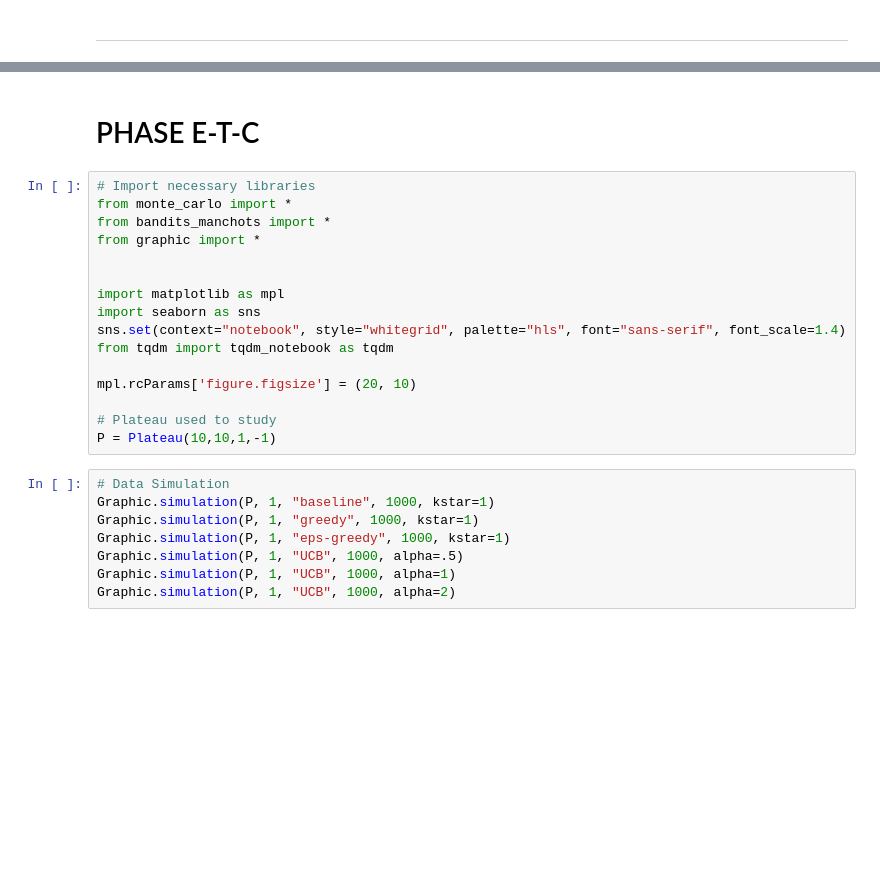
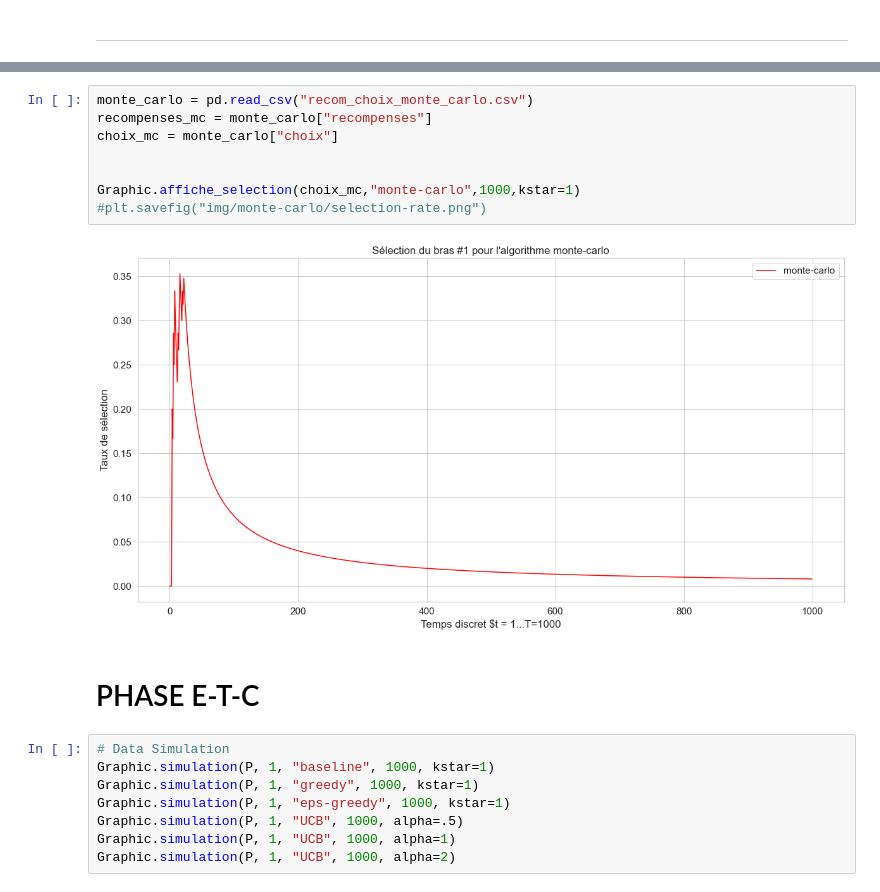
Before and after one commit to Meriadoc-gitgit/Bandits-Manchos-Simulation, a Jupyter notebook: puissance-4-game.ipynb, the cells around one changed output, grey strips where cells are left out. Drawn from its saved outputs; the diff is of its cells as text; blank space fills up the shorter version.

```diff
--- a/puissance-4-game.ipynb
+++ b/puissance-4-game.ipynb
@@ -237,21 +259,15 @@ En observant le graphe, on trouve que le nombre de coups qui possède la fréque
+# %%
+monte_carlo = pd.read_csv("recom_choix_monte_carlo.csv")
+recompenses_mc = monte_carlo["recompenses"]
+choix_mc = monte_carlo["choix"]
+
+
+Graphic.affiche_selection(choix_mc,"monte-carlo",1000,kstar=1)
+#plt.savefig("img/monte-carlo/selection-rate.png")
+# %% [output]
+[figure, added]
 # %% [markdown]
 # PHASE E-T-C
-# %%
-# Import necessary libraries
-from monte_carlo import *
-from bandits_manchots import *
-from graphic import *
-
-
-import matplotlib as mpl
-import seaborn as sns
-sns.set(context="notebook", style="whitegrid", palette="hls", font="sans-serif", font_scale=1.4)
-from tqdm import tqdm_notebook as tqdm
-
-mpl.rcParams['figure.figsize'] = (20, 10)
-
-# Plateau used to study
-P = Plateau(10,10,1,-1)
 # %%
 # Data Simulation
 Graphic.simulation(P, 1, "baseline", 1000, kstar=1)
```
Also changed, not shown: parts of 18 cells of this notebook, 14 other files.
